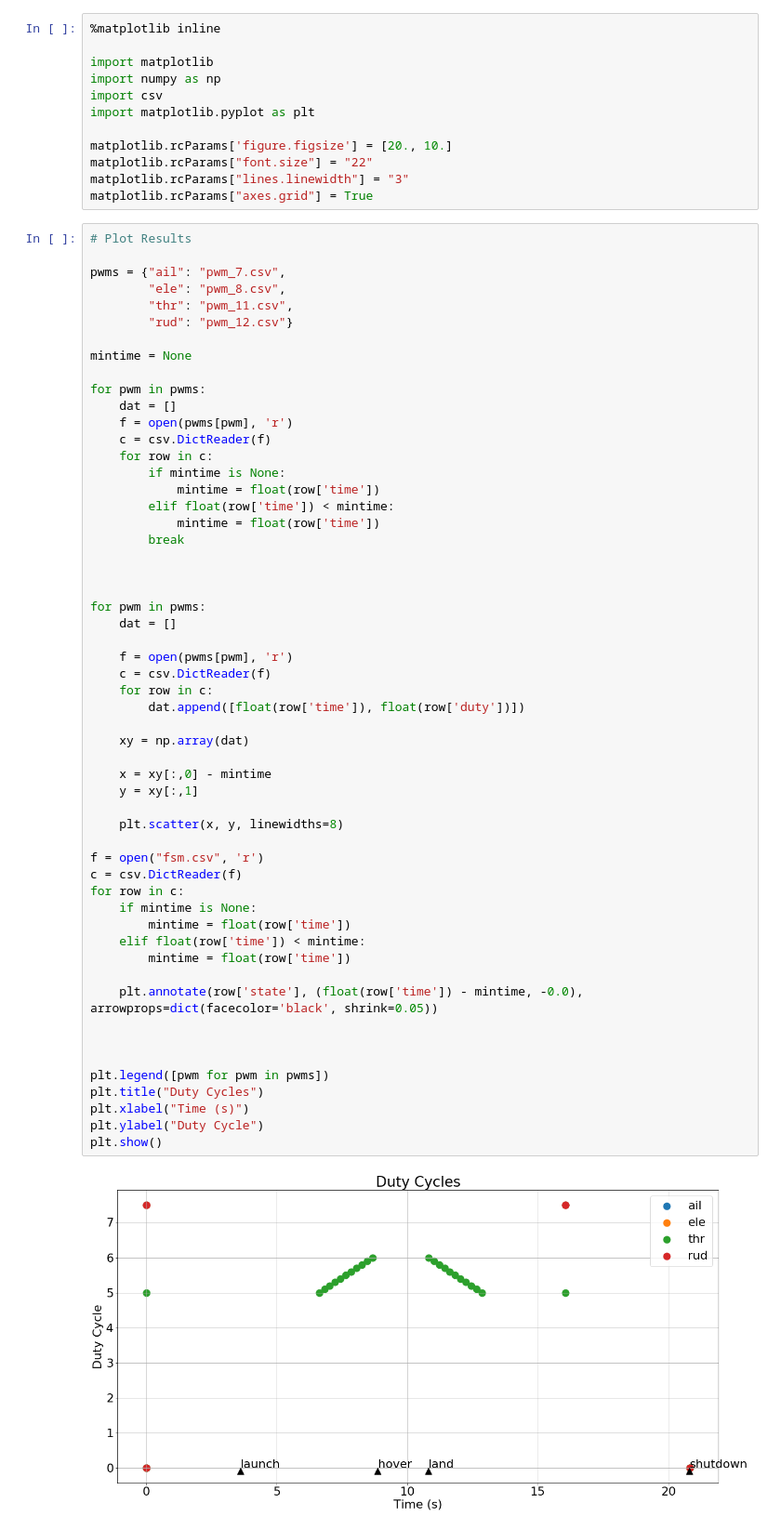
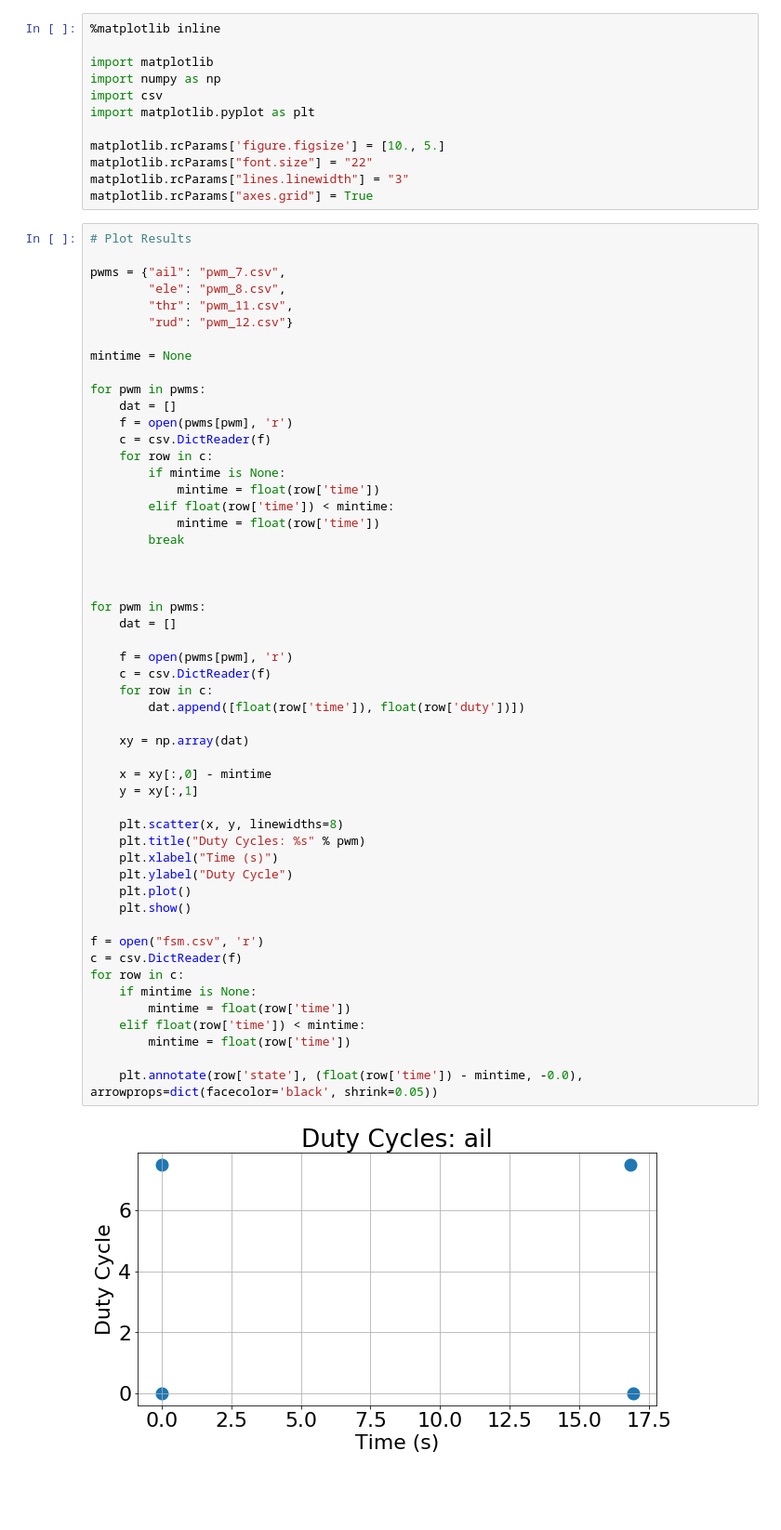
Before and after one commit to Fern-and-dough/tails, a Jupyter notebook: src/visualization.ipynb, the cells around one changed output. Shown: that part at 93% size. Drawn from its saved outputs; the diff is of its cells as text; blank space fills up the shorter version.

```diff
--- a/src/visualization.ipynb
+++ b/src/visualization.ipynb
@@ -6,7 +6,7 @@ import numpy as np
 import csv
 import matplotlib.pyplot as plt
 
-matplotlib.rcParams['figure.figsize'] = [20., 10.]
+matplotlib.rcParams['figure.figsize'] = [10., 5.]
 matplotlib.rcParams["font.size"] = "22"
 matplotlib.rcParams["lines.linewidth"] = "3"
 matplotlib.rcParams["axes.grid"] = True
@@ -31,39 +31,36 @@ for pwm in pwms:
             mintime = float(row['time'])
         break
 
 
 
 for pwm in pwms:
     dat = []
 
     f = open(pwms[pwm], 'r')
     c = csv.DictReader(f)
     for row in c:
         dat.append([float(row['time']), float(row['duty'])])
 
     xy = np.array(dat)
 
     x = xy[:,0] - mintime
     y = xy[:,1]
 
     plt.scatter(x, y, linewidths=8)
+    plt.title("Duty Cycles: %s" % pwm)
+    plt.xlabel("Time (s)")
+    plt.ylabel("Duty Cycle")
+    plt.plot()
+    plt.show()
 
 f = open("fsm.csv", 'r')
 c = csv.DictReader(f)
 for row in c:
     if mintime is None:
         mintime = float(row['time'])
     elif float(row['time']) < mintime:
         mintime = float(row['time'])
 
     plt.annotate(row['state'], (float(row['time']) - mintime, -0.0), arrowprops=dict(facecolor='black', shrink=0.05))
-
-
-
-plt.legend([pwm for pwm in pwms])
-plt.title("Duty Cycles")
-plt.xlabel("Time (s)")
-plt.ylabel("Duty Cycle")
-plt.show()
 # %% [output]
-[figure, old version]
+[figure, new version]
```
Also changed, not shown: parts of 1 cell of this notebook, 1 other file.
